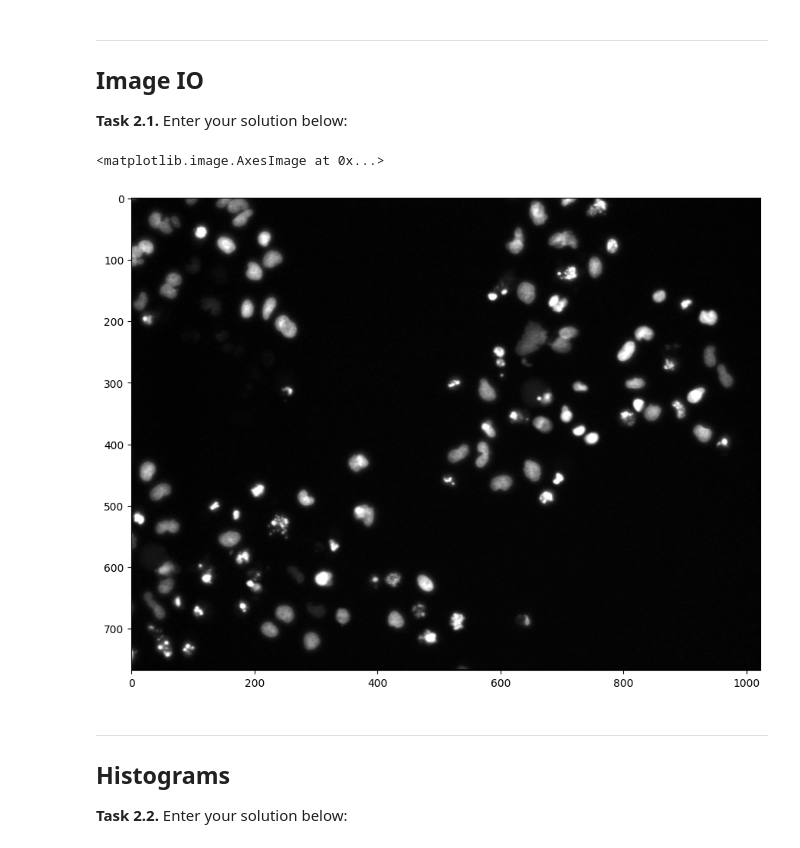
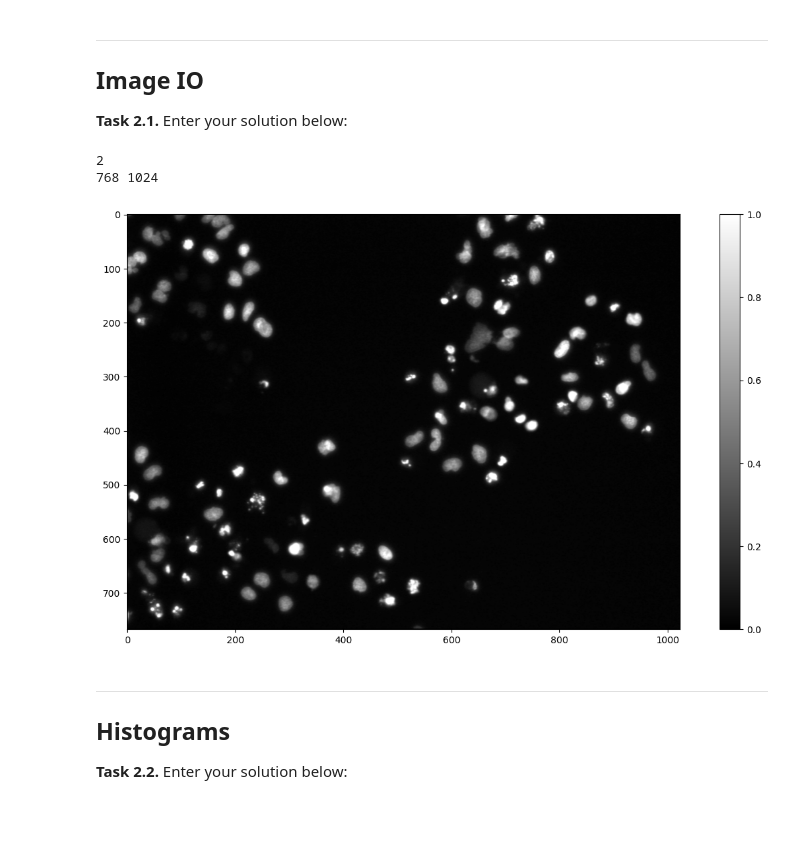
Before and after one commit to MtBaloglu/mobi-fs3-python, a Jupyter notebook: task2.ipynb, the cells around one changed output. Cells and saved outputs as stored; diff of their text form; code cells hidden in the pictures; blank space fills up the shorter version.

```diff
--- a/task2.ipynb
+++ b/task2.ipynb
@@ -12,10 +12,14 @@ import matplotlib.pyplot as plt
 # %%
 img = plt.imread('data/cells.png')
 plt.figure(figsize = (15,8))
 plt.imshow(img, 'gray')
+plt.colorbar()
+print(img.ndim)
+print(img.shape[0], img.shape[1])
 # %% [output]
-<matplotlib.image.AxesImage at 0x...>
+2
+768 1024
-[figure, old version]
+[figure, new version]
 # %% [markdown]
 ---
 
```
Also changed, not shown: parts of 2 cells of this notebook.
